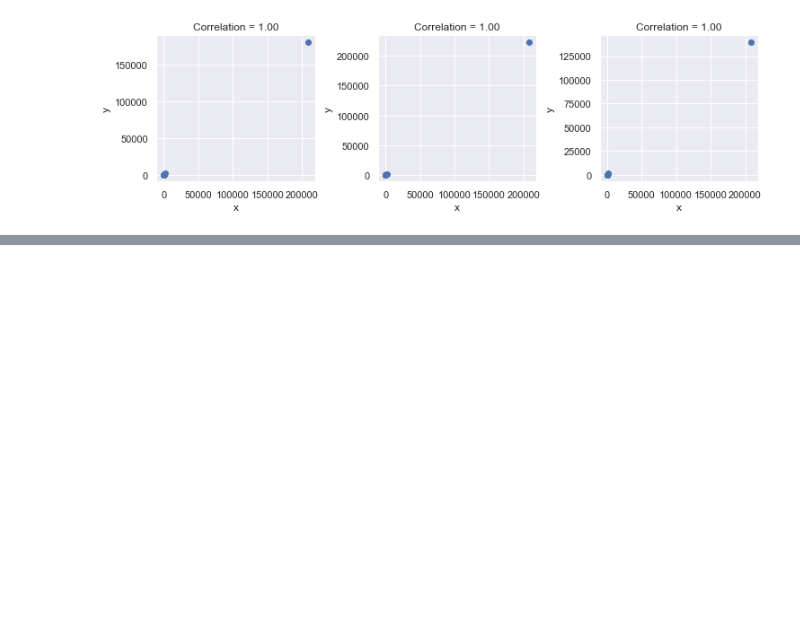
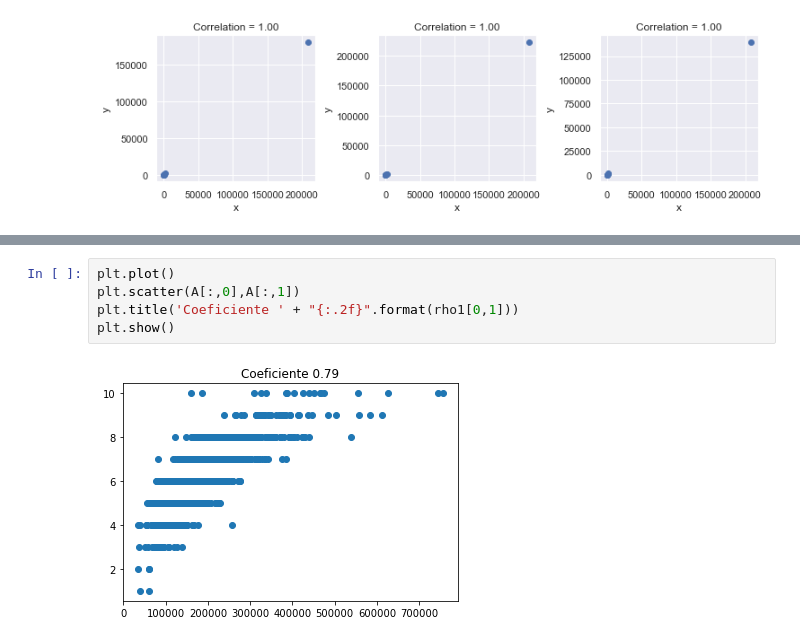
Before and after one commit to Marcot98/MaestriaDataScience, a Jupyter notebook: Ciencia de Datos en Python/Proyecto Final/pruebas proyecto final.ipynb, the cells around one changed output, grey strips where cells are left out. Drawn from its saved outputs; the diff is of its cells as text; blank space fills up the shorter version.

Commit message:
coeficiente de correlación y graficas

```diff
--- a/Ciencia de Datos en Python/Proyecto Final/pruebas proyecto final.ipynb
+++ b/Ciencia de Datos en Python/Proyecto Final/pruebas proyecto final.ipynb
@@ -401,0 +483,7 @@ plt.show()
+# %%
+plt.plot()
+plt.scatter(A[:,0],A[:,1])
+plt.title('Coeficiente ' + "{:.2f}".format(rho1[0,1]))
+plt.show()
+# %% [output]
+[figure, added]
```
Also changed, not shown: parts of 11 cells of this notebook, 1 other file.
